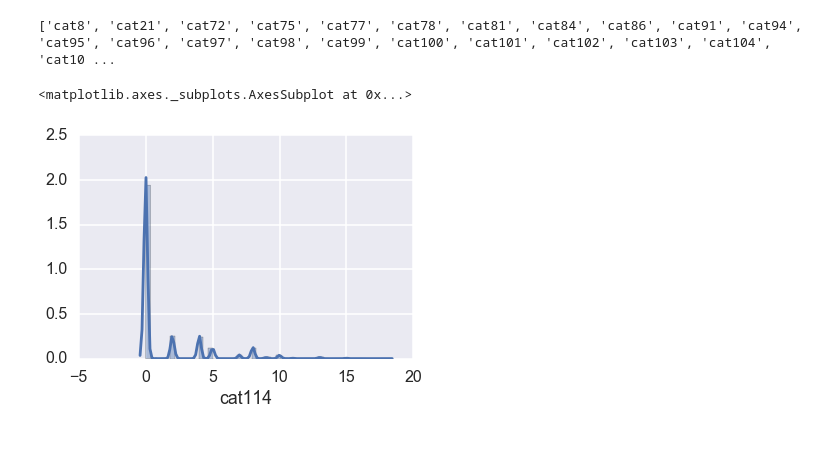
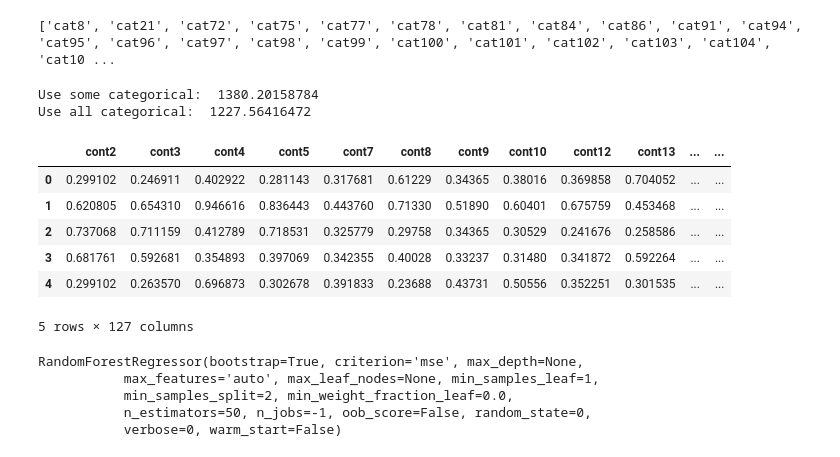
Before and after one commit to ewillmot/kaggle-allstate, a Jupyter notebook: notebooks/20161021_KEW_randomforest.ipynb, the cells around one changed output. Saved outputs shown, nothing was run; the diff lists cells and outputs as text; code cells hidden in the pictures.

```diff
--- a/notebooks/20161021_KEW_randomforest.ipynb
+++ b/notebooks/20161021_KEW_randomforest.ipynb
@@ -239,8 +246,3 @@ for j in range(94,117):
 print cat_to_keep
 # %% [output]
 ['cat8', 'cat21', 'cat72', 'cat75', 'cat77', 'cat78', 'cat81', 'cat84', 'cat86', 'cat91', 'cat94', 'cat95', 'cat96', 'cat97', 'cat98', 'cat99', 'cat100', 'cat101', 'cat102', 'cat103', 'cat104', 'cat10 ...
-# %%
-sns.distplot(train.loc[:,'cat114'])
-# %% [output]
-<matplotlib.axes._subplots.AxesSubplot at 0x...>
-[figure, removed]
@@ -246,0 +265,59 @@ sns.distplot(train.loc[:,'cat114'])
+# %%
+all_cat = deepcopy(keep_orig)
+for cat in keepcats:
+    all_cat[cat]=pd.Series(train.loc[:,cat])
+all_cat.head()
+
+model_all = RandomForestRegressor(n_estimators=50)
+
+y = all_cat['log-loss']
+x = all_cat.drop('log-loss',axis=1)
+
+X_train, X_test, y_train, y_test = train_test_split(x, y, test_size=.5)
+
+model_all.fit(X_train,y_train)
+x_pred = model_all.predict(X_test)
+
+mae_all = mean_absolute_error(np.exp(y_test),np.exp(x_pred))
+
+print 'Use some categorical: ',mae_some
+print 'Use all categorical: ',mae_all
+# %% [output]
+Use some categorical:  1380.20158784
+Use all categorical:  1227.56416472
+# %%
+# Let's submit a prediction based on this model...
+#test_dataset = test[cat_to_keep]
+test_dataset = pd.DataFrame()
+for col in all_cat.columns:
+    if col=='log-loss':
+        continue
+    if 'log-' in col:
+        colname = col.split("-")[-1]
+        test_dataset[col]=np.log(test.loc[:,colname])
+    else:
+        test_dataset[col]=test.loc[:,col]
+
+test_dataset.head()
+# %% [output]
+|  | cont2 | cont3 | cont4 | cont5 | cont7 | cont8 | cont9 | cont10 | cont12 | cont13 | ... | ... |
+| 0 | 0.299102 | 0.246911 | 0.402922 | 0.281143 | 0.317681 | 0.61229 | 0.34365 | 0.38016 | 0.369858 | 0.704052 | ... | ... |
+| 1 | 0.620805 | 0.654310 | 0.946616 | 0.836443 | 0.443760 | 0.71330 | 0.51890 | 0.60401 | 0.675759 | 0.453468 | ... | ... |
+| 2 | 0.737068 | 0.711159 | 0.412789 | 0.718531 | 0.325779 | 0.29758 | 0.34365 | 0.30529 | 0.241676 | 0.258586 | ... | ... |
+| 3 | 0.681761 | 0.592681 | 0.354893 | 0.397069 | 0.342355 | 0.40028 | 0.33237 | 0.31480 | 0.341872 | 0.592264 | ... | ... |
+| 4 | 0.299102 | 0.263570 | 0.696873 | 0.302678 | 0.391833 | 0.23688 | 0.43731 | 0.50556 | 0.352251 | 0.301535 | ... | ... |
+5 rows × 127 columns
+# %%
+# Train on full data!
+model = RandomForestRegressor(n_estimators=50,n_jobs=-1,random_state=0)
+
+y = all_cat['log-loss']
+x = all_cat.drop('log-loss',axis=1)
+
+model.fit(x,y)
+# %% [output]
+RandomForestRegressor(bootstrap=True, criterion='mse', max_depth=None,
+           max_features='auto', max_leaf_nodes=None, min_samples_leaf=1,
+           min_samples_split=2, min_weight_fraction_leaf=0.0,
+           n_estimators=50, n_jobs=-1, oob_score=False, random_state=0,
+           verbose=0, warm_start=False)
```
Also changed, not shown: parts of 9 cells of this notebook.
